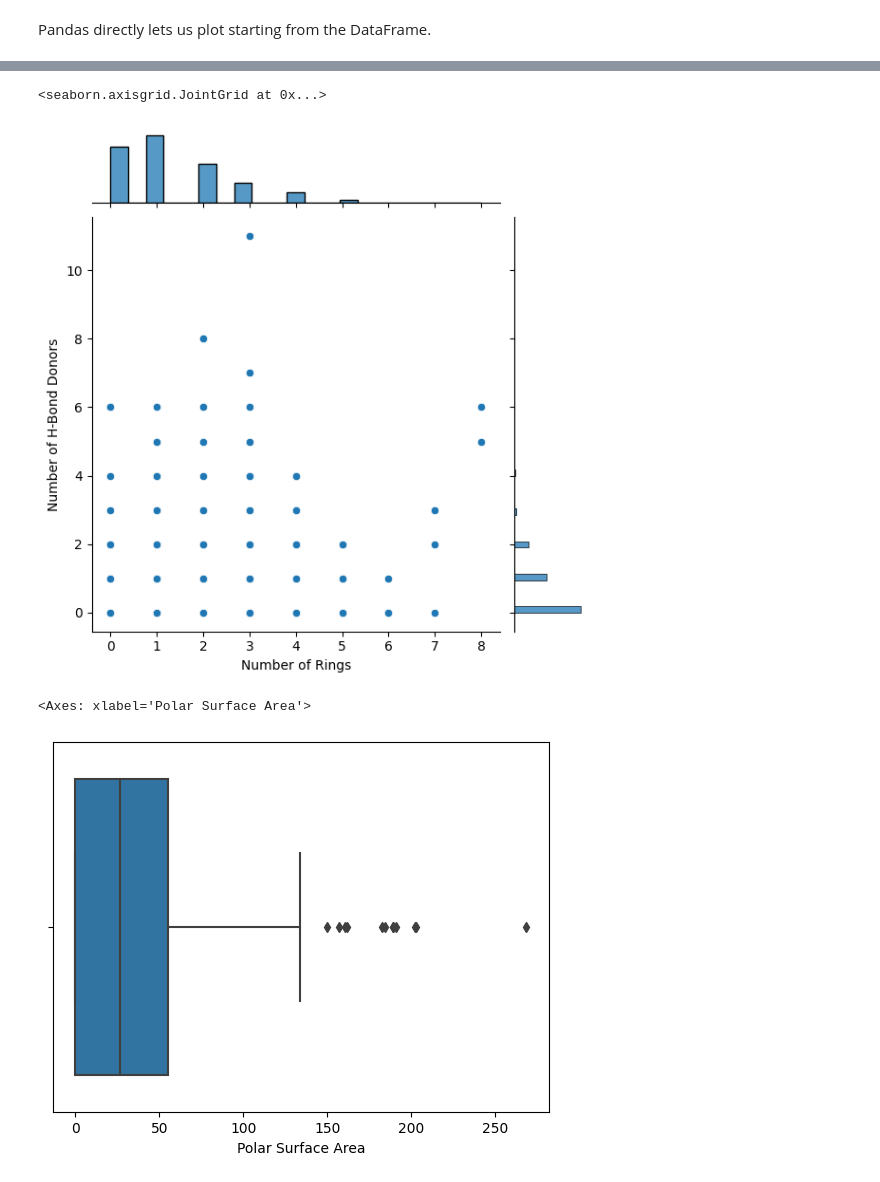
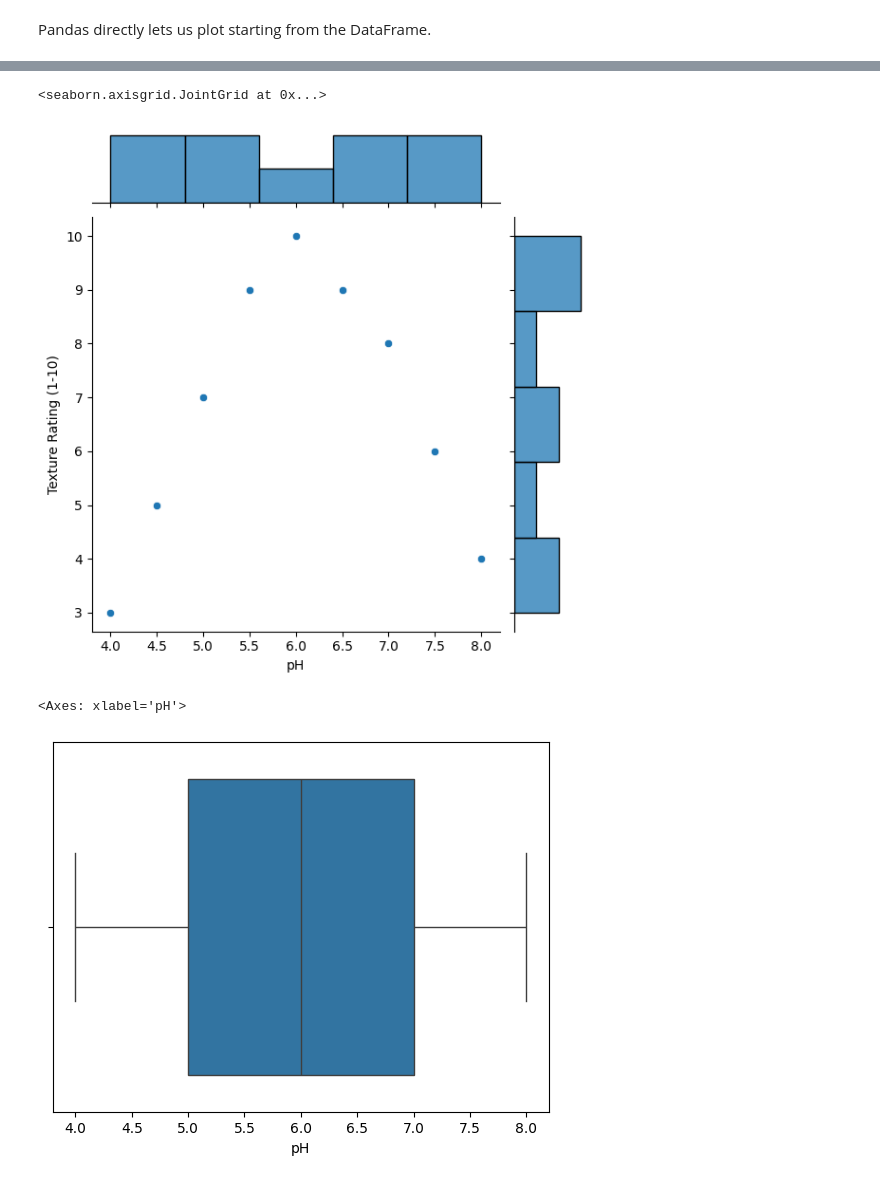
Before and after one commit to katerinavr/RENEW_summer_school_week1, a Jupyter notebook: 1_python_plotting.ipynb, the cells around one changed output, grey strips where cells are left out. Cells and saved outputs as stored; diff of their text form; code cells hidden in the pictures.

```diff
--- a/1_python_plotting.ipynb
+++ b/1_python_plotting.ipynb
@@ -88,6 +92,5 @@ Let's load the delaney data again. We can also do it directly from the URL.
 # %%
 import pandas as pd
-df = pd.read_csv("https://raw.githubusercontent.com/schwallergroup/ai4chem_course/main/notebooks/01%20-%20Basics/data/delaney-processed.csv" )
-
+df = pd.read_csv("/content/RENEW_summer_school_week1/spherification_data.csv")
 df.describe() # prints summary statistics for each column
 # %% [output]
@@ -123,13 +150,13 @@ sns.regplot(x='Molecular Weight', y='measured log solubility in mols per litre',
 # %%
 # Joint plot with histograms on the sides
-sns.jointplot(x='Number of Rings', y='Number of H-Bond Donors', data=df)
+sns.jointplot(x='pH', y='Texture Rating (1-10)', data=df)
 # %% [output]
 <seaborn.axisgrid.JointGrid at 0x...>
-[figure, old version]
+[figure, new version]
 # %%
-# Box plot to show distribution of 'Polar Surface Area'
-sns.boxplot(x='Polar Surface Area', data=df)
+# Box plot to show distribution of 'pH'
+sns.boxplot(x='pH', data=df)
 # %% [output]
-<Axes: xlabel='Polar Surface Area'>
+<Axes: xlabel='pH'>
-[figure, old version]
+[figure, new version]
 # %%
```
Also changed, not shown: parts of 16 cells of this notebook, 3 other files.
